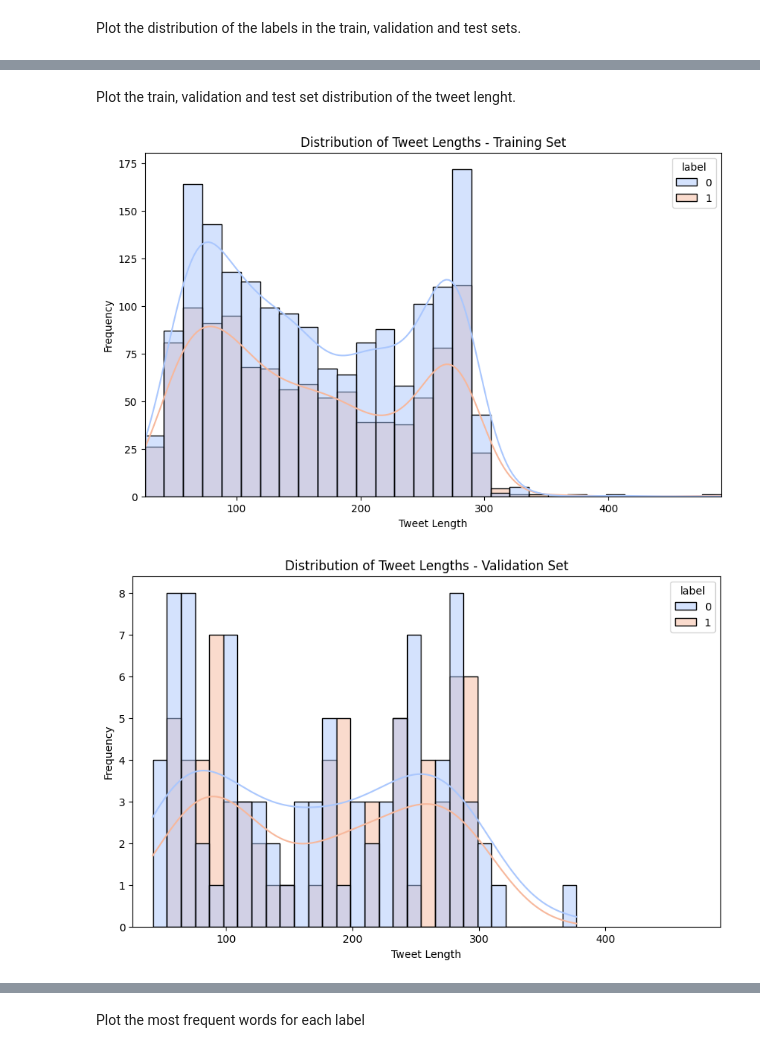
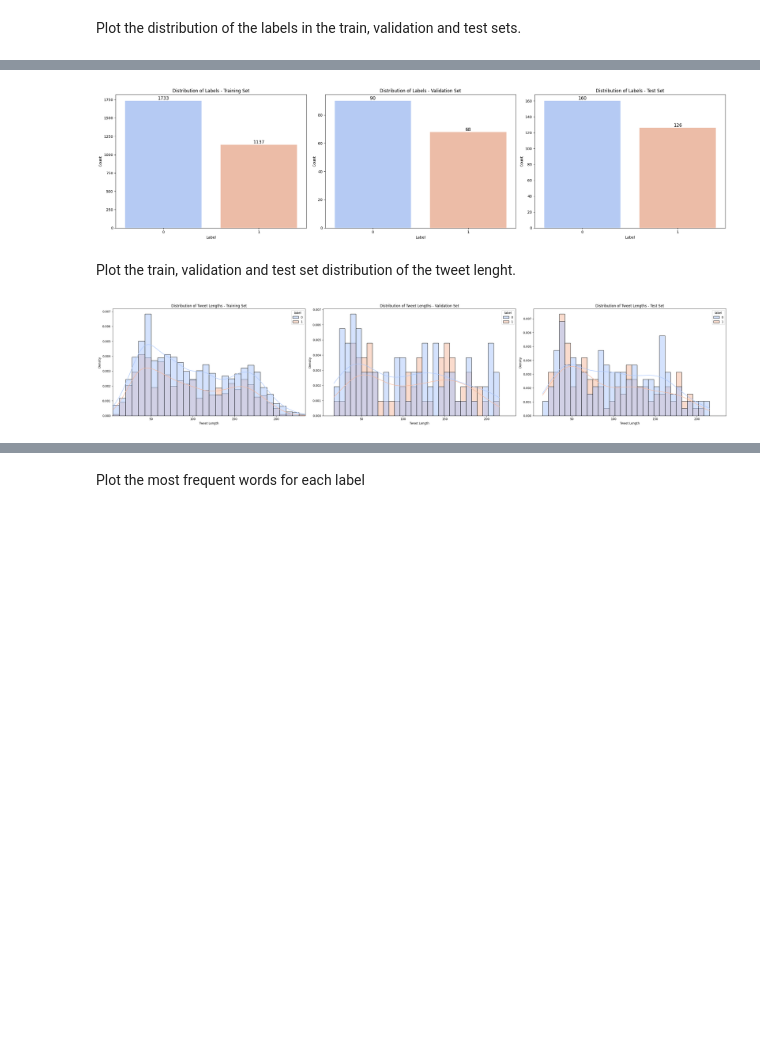
Before and after one commit to tancredibosi/nlp-assignments, a Jupyter notebook: Assignment1_2425.ipynb, the cells around one changed output, grey strips where cells are left out. Saved outputs shown, nothing was run; the diff lists cells and outputs as text; code cells hidden in the pictures; blank space fills up the shorter version.

```diff
--- a/Assignment1_2425.ipynb
+++ b/Assignment1_2425.ipynb
@@ -181,6 +218,12 @@ Downloaded validation.json
 ### Transform the DataFrames as requested
 # %%
 def determine_majority(response_list):
+    """
+    Counts the occurrences of "YES" and "NO" in the input list and returns:
+      - 1 if "YES" is the majority,
+      - 0 if "NO" is the majority,
+      - 2 if there is a tie.
+    """
     yes_count = response_list.count("YES")
     no_count = response_list.count("NO")
     if yes_count > no_count:
@@ -190,12 +233,18 @@ def determine_majority(response_list):
     else:
         return 2
 
+
 def transform_df(df):
+    """
+    - Transposes the DataFrame.
+    - Adds a column `hard_label_task1` based on the majority label in `labels_task1`.
+    - Filters rows where `lang` is 'en' and excludes rows where `hard_label_task1` equals 2(tie).
+    - Selects specific columns for the final output.
+    """
     df = df.T
     df['hard_label_task1'] = df['labels_task1'].apply(determine_majority)
     df = df[df['lang'] == 'en']
     df = df[df['hard_label_task1'] != 2]
     df = df[['id_EXIST', 'lang', 'tweet', 'hard_label_task1']]
-
     return df
 # %%
@@ -823,6 +929,9 @@ test_df = original_test_df.copy()
 Replace the usernames with *user* and the links with *http*
 # %%
 def preprocess(text):
+    """
+    Preprocesses the input text by replacing user mentions with '@user' and URLs with 'http'
+    """
     new_text = []
     for t in text.split(" "):
         t = '@user' if t.startswith('@') and len(t) > 1 else t
@@ -830,6 +939,7 @@ def preprocess(text):
         new_text.append(t)
     return " ".join(new_text)
 
+# Apply the preprocessing function to the 'tweet' column
 train_df['tweet'] = train_df['tweet'].apply(preprocess)
 validation_df['tweet'] = validation_df['tweet'].apply(preprocess)
 test_df['tweet'] = test_df['tweet'].apply(preprocess)
@@ -1032,28 +1120,64 @@ Name: count, dtype: int64
+# %%
+def plot_label_distribution(data_list, labels):
+    n = len(data_list)  # Get the number of datasets
+    plt.figure(figsize=(n * 8, 6))  # Adjust the figure size based on the number of datasets
+
+    for i in range(n):
+        data = data_list[i]
+
+        # Create subplot
+        ax = plt.subplot(1, n, i + 1)  # 1 row, n columns, position i+1
+        sns.countplot(data=data, x='label', palette='coolwarm', ax=ax)
+        plt.title(f'Distribution of Labels - {labels[i]}')
+        plt.xlabel('Label')
+        plt.ylabel('Count')
+
+        # Annotate each bar with the exact count value
+        for patch in ax.patches:
+            height = patch.get_height()  # Get the height of the bar (count)
+            ax.text(patch.get_x() + patch.get_width() / 2, height,
+                    f'{int(height)}', ha='center', va='bottom', fontsize=12)  # Position the text
+
+    # Adjust layout and show the plots
+    plt.tight_layout()
+    plt.show()
+
+
+plot_label_distribution([data_train, data_val, data_test], labels=['Training Set', 'Validation Set', 'Test Set'])
+# %% [output]
+[figure, added]
 # %% [markdown]
 Plot the train, validation and test set distribution of the tweet lenght.
 # %%
 def plot_distr_tweet_len(data_list_or, labels):
     data_list = []
     for data_or in data_list_or:
         data = data_or.copy()
         data['tweet_length'] = data['tweet'].apply(len)
         data_list.append(data)
 
     # Determine global x and y axis limits
     all_lengths = pd.concat([data['tweet_length'] for data in data_list])
     x_min, x_max = all_lengths.min(), all_lengths.max()
 
-    # Plot each dataset with consistent axes
+    # Determine the number of datasets
+    n = len(data_list)
+
+    # Create a single figure with subplots arranged in 1 row and n columns
+    plt.figure(figsize=(n * 10, 6))  # Adjust the figure size based on the number of datasets
+
     for i, data in enumerate(data_list):
-        plt.figure(figsize=(10, 6))
-        sns.histplot(data, x='tweet_length', hue='label', bins=30, kde=True, palette='coolwarm')
-        plt.title(f'Distribution of Tweet Lengths - {labels[i]}')
-        plt.xlabel('Tweet Length')
-        plt.ylabel('Frequency')
-        plt.xlim(x_min, x_max)
-        plt.show()
+        ax = plt.subplot(1, n, i + 1)  # 1 row, n columns, position i+1
+        sns.histplot(data, x='tweet_length', hue='label', bins=30, kde=True, palette='coolwarm', ax=ax, stat='density')
+        ax.set_title(f'Distribution of Tweet Lengths - {labels[i]}')
+        ax.set_xlabel('Tweet Length')
+        ax.set_ylabel('Density')  # Density instead of Frequency
+        ax.set_xlim(x_min, x_max)
+
+    # Adjust layout and show the plots
+    plt.tight_layout()
+    plt.show()
 
 plot_distr_tweet_len([data_train, data_val, data_test], labels=['Training Set', 'Validation Set', 'Test Set'])
 # %% [output]
-[figure, old version]
+[figure, new version]
-[figure, removed]
```
Also changed, not shown: parts of 41 cells of this notebook.
